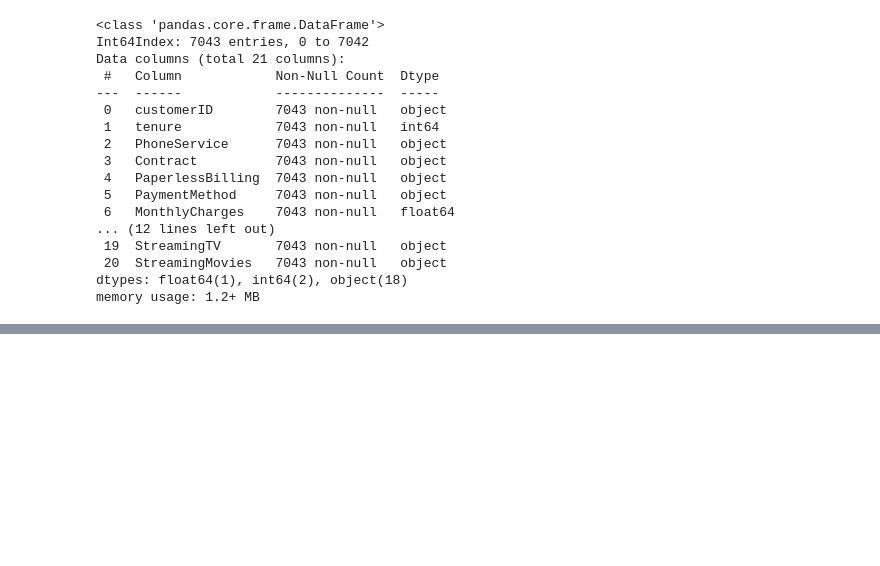
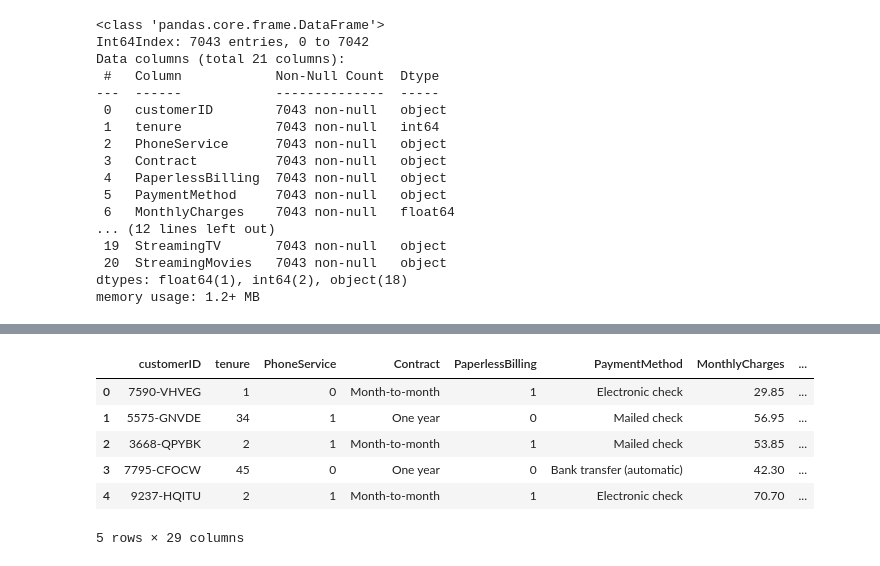
Before and after one commit to vivekkum-ar/Telecom-Churn-Logistic-Regression, a Jupyter notebook: Telecom-Churn-Logistic-Model.ipynb, the cells around one changed output, grey strips where cells are left out. Cells and saved outputs as stored; diff of their text form; code cells hidden in the pictures; blank space fills up the shorter version.

```diff
--- a/Telecom-Churn-Logistic-Model.ipynb
+++ b/Telecom-Churn-Logistic-Model.ipynb
@@ -103,0 +139,16 @@ memory usage: 1.2+ MB
+# %%
+# Creating a dummy variable for some of the categorical variables and dropping the first one.
+dummy1 = pd.get_dummies(telecom[['Contract', 'PaymentMethod', 'gender', 'InternetService']], drop_first=True)
+
+# Adding the results to the master dataframe
+telecom = pd.concat([telecom, dummy1], axis=1)
+# %%
+telecom.head()
+# %% [output]
+|  | customerID | tenure | PhoneService | Contract | PaperlessBilling | PaymentMethod | MonthlyCharges | ... |
+| 0 | 7590-VHVEG | 1 | 0 | Month-to-month | 1 | Electronic check | 29.85 | ... |
+| 1 | 5575-GNVDE | 34 | 1 | One year | 0 | Mailed check | 56.95 | ... |
+| 2 | 3668-QPYBK | 2 | 1 | Month-to-month | 1 | Mailed check | 53.85 | ... |
+| 3 | 7795-CFOCW | 45 | 0 | One year | 0 | Bank transfer (automatic) | 42.30 | ... |
+| 4 | 9237-HQITU | 2 | 1 | Month-to-month | 1 | Electronic check | 70.70 | ... |
+5 rows × 29 columns
```
Also changed, not shown: parts of 14 cells of this notebook.
